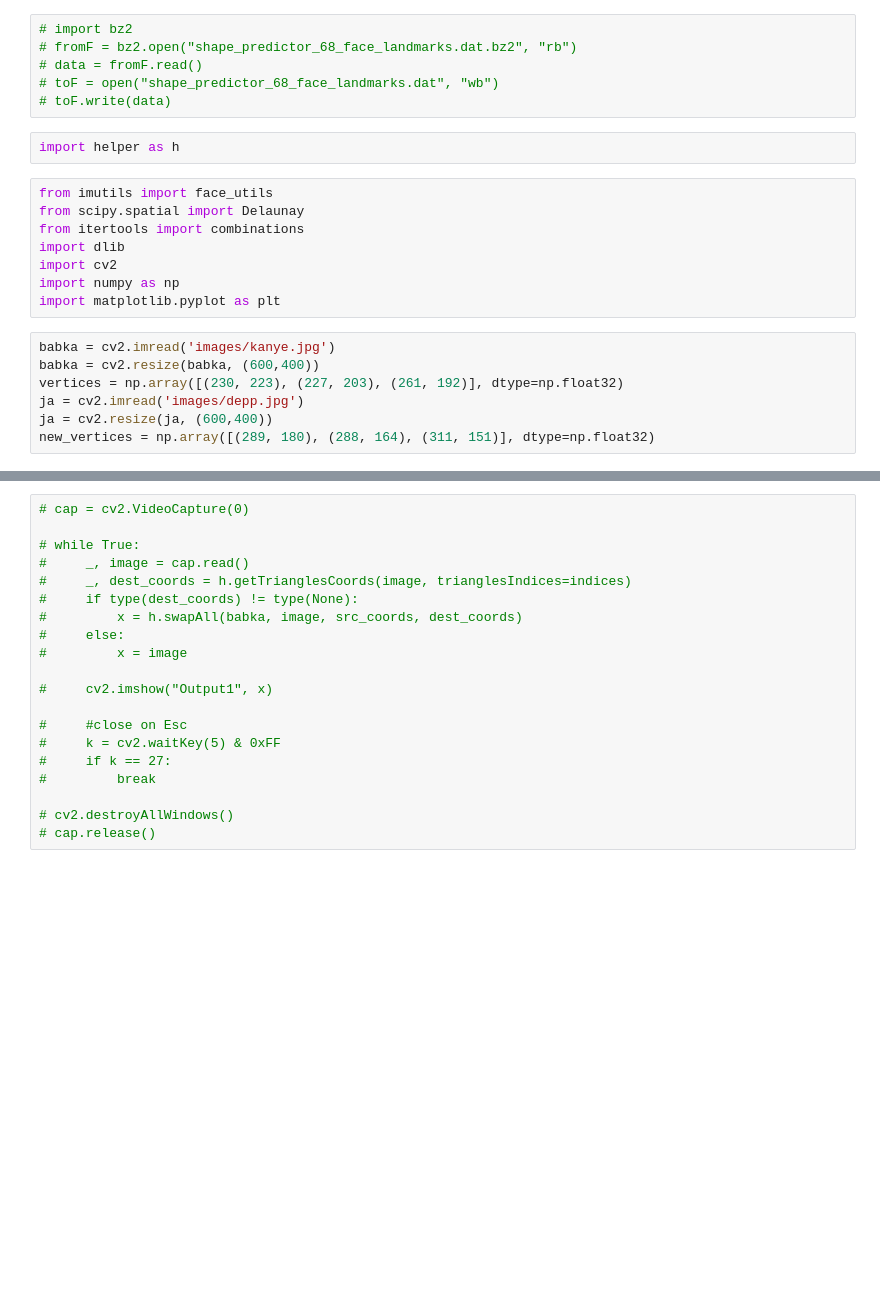
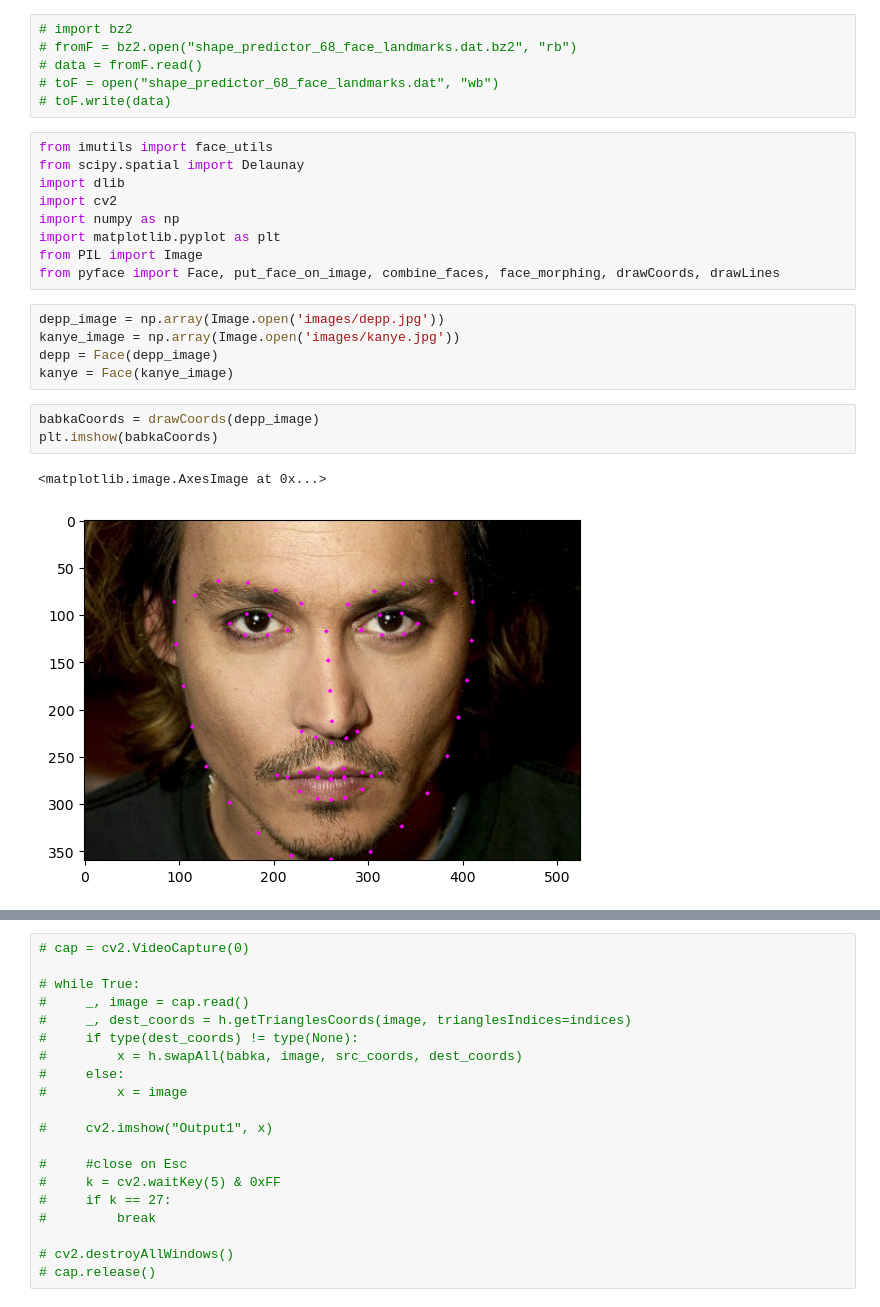
Before and after one commit to Shapke01/facePlay, a Jupyter notebook: capture.ipynb, the cells around one changed output, grey strips where cells are left out. Cells and saved outputs as stored; diff of their text form; blank space fills up the shorter version.

```diff
--- a/capture.ipynb
+++ b/capture.ipynb
@@ -9,21 +9,24 @@ sys.path.insert(0, 'D:\Pulpit\FaceProject')
 # data = fromF.read()
 # toF = open("shape_predictor_68_face_landmarks.dat", "wb")
 # toF.write(data)
-# %%
-import helper as h
 # %%
 from imutils import face_utils
 from scipy.spatial import Delaunay
-from itertools import combinations
 import dlib
 import cv2
 import numpy as np
 import matplotlib.pyplot as plt
+from PIL import Image
+from pyface import Face, put_face_on_image, combine_faces, face_morphing, drawCoords, drawLines
-# %%
-babka = cv2.imread('images/kanye.jpg')
-babka = cv2.resize(babka, (600,400))
-vertices = np.array([(230, 223), (227, 203), (261, 192)], dtype=np.float32)
-ja = cv2.imread('images/depp.jpg')
-ja = cv2.resize(ja, (600,400))
-new_vertices = np.array([(289, 180), (288, 164), (311, 151)], dtype=np.float32)
+# %%
+depp_image = np.array(Image.open('images/depp.jpg'))
+kanye_image = np.array(Image.open('images/kanye.jpg'))
+depp = Face(depp_image)
+kanye = Face(kanye_image)
+# %%
+babkaCoords = drawCoords(depp_image)
+plt.imshow(babkaCoords)
+# %% [output]
+<matplotlib.image.AxesImage at 0x...>
+[figure, added]
 # %%
```
Also changed, not shown: parts of 25 cells of this notebook, 5 other files.
